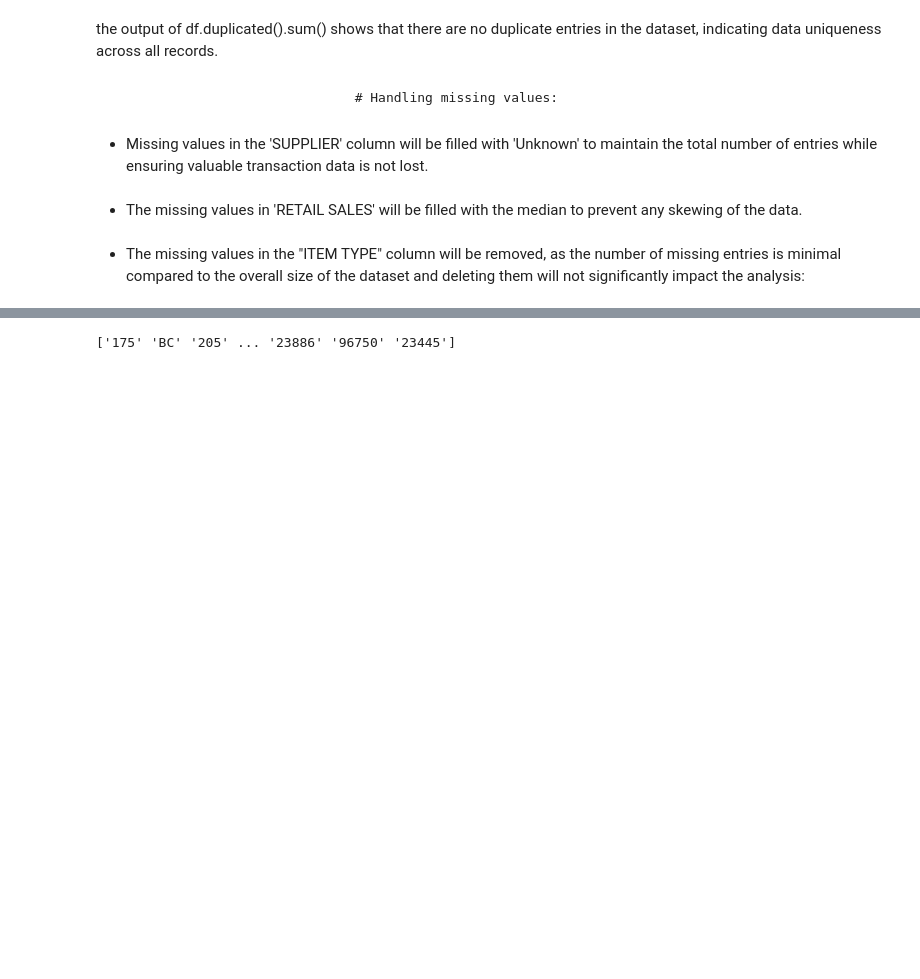
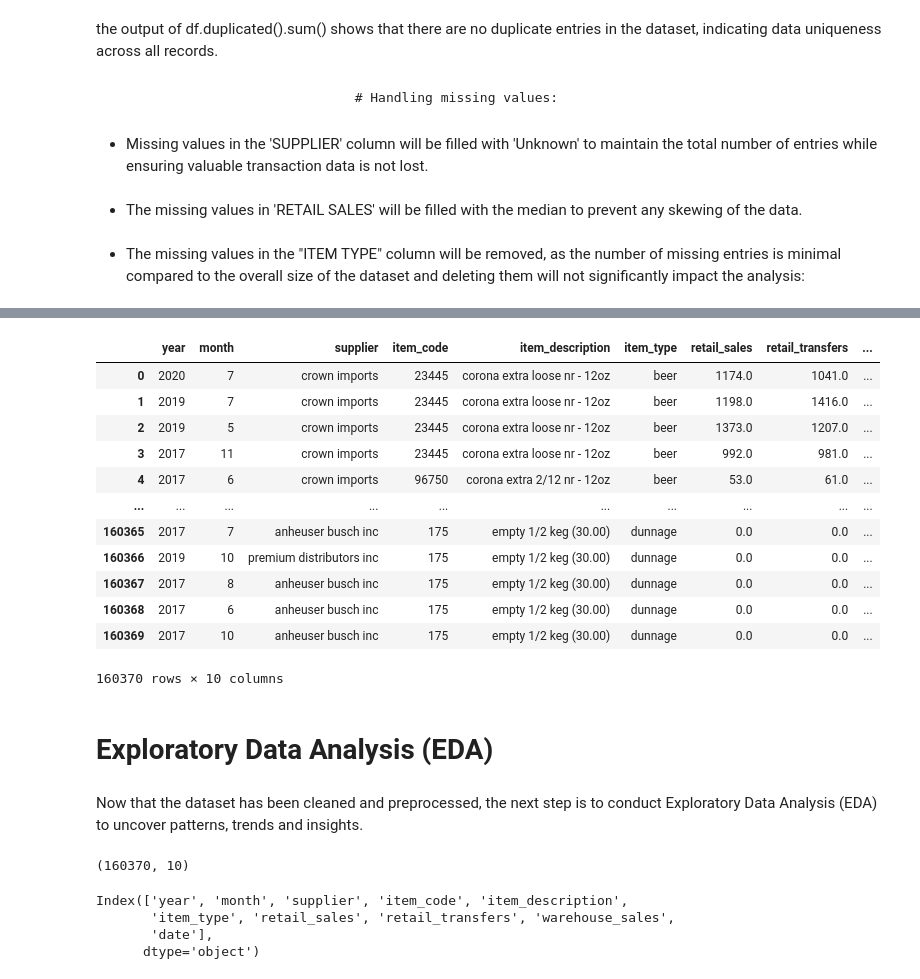
Before and after one commit to CCT-Dublin/ca1-capstone-project-proposal-Aline-Menezes-Silva, a Jupyter notebook: CA3_Strategic_Thinking_Second_Semester.ipynb, the cells around one changed output, grey strips where cells are left out. Saved outputs shown, nothing was run; the diff lists cells and outputs as text; code cells hidden in the pictures; blank space fills up the shorter version.

```diff
--- a/CA3_Strategic_Thinking_Second_Semester.ipynb
+++ b/CA3_Strategic_Thinking_Second_Semester.ipynb
@@ -178,5 +180,35 @@ memory usage: 25.8+ MB
-# %%
-unique_values = df['item_code'].unique()
-print(unique_values)
-# %% [output]
-['175' 'BC' '205' ... '23886' '96750' '23445']
+# %%
+df
+# %% [output]
+|  | year | month | supplier | item_code | item_description | item_type | retail_sales | retail_transfers | ... |
+| 0 | 2020 | 7 | crown imports | 23445 | corona extra loose nr - 12oz | beer | 1174.0 | 1041.0 | ... |
+| 1 | 2019 | 7 | crown imports | 23445 | corona extra loose nr - 12oz | beer | 1198.0 | 1416.0 | ... |
+| 2 | 2019 | 5 | crown imports | 23445 | corona extra loose nr - 12oz | beer | 1373.0 | 1207.0 | ... |
+| 3 | 2017 | 11 | crown imports | 23445 | corona extra loose nr - 12oz | beer | 992.0 | 981.0 | ... |
+| 4 | 2017 | 6 | crown imports | 96750 | corona extra 2/12 nr - 12oz | beer | 53.0 | 61.0 | ... |
+| ... | ... | ... | ... | ... | ... | ... | ... | ... | ... |
+| 160365 | 2017 | 7 | anheuser busch inc | 175 | empty 1/2 keg (30.00) | dunnage | 0.0 | 0.0 | ... |
+| 160366 | 2019 | 10 | premium distributors inc | 175 | empty 1/2 keg (30.00) | dunnage | 0.0 | 0.0 | ... |
+| 160367 | 2017 | 8 | anheuser busch inc | 175 | empty 1/2 keg (30.00) | dunnage | 0.0 | 0.0 | ... |
+| 160368 | 2017 | 6 | anheuser busch inc | 175 | empty 1/2 keg (30.00) | dunnage | 0.0 | 0.0 | ... |
+| 160369 | 2017 | 10 | anheuser busch inc | 175 | empty 1/2 keg (30.00) | dunnage | 0.0 | 0.0 | ... |
+160370 rows × 10 columns
+# %% [markdown]
+# Exploratory Data Analysis (EDA)
+# %% [markdown]
+Now that the dataset has been cleaned and preprocessed, the next step is to conduct Exploratory Data Analysis (EDA) to uncover patterns, trends and insights.
+# %%
+# Check the number of rows and columns.
+
+df.shape
+# %% [output]
+(160370, 10)
+# %%
+# Verify the columns in the dataset.
+
+df.columns
+# %% [output]
+Index(['year', 'month', 'supplier', 'item_code', 'item_description',
+       'item_type', 'retail_sales', 'retail_transfers', 'warehouse_sales',
+       'date'],
+      dtype='object')
```
Also changed, not shown: parts of 56 cells of this notebook.
